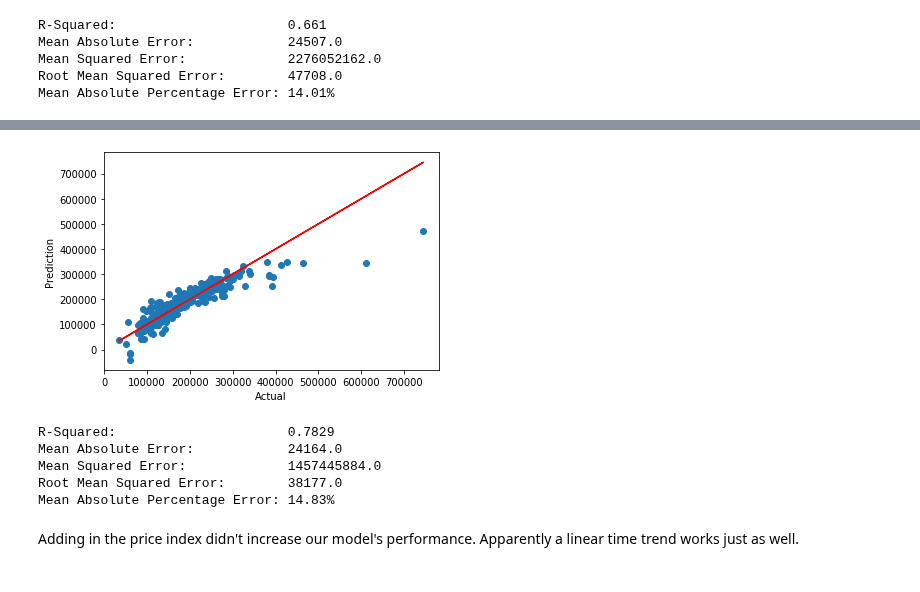
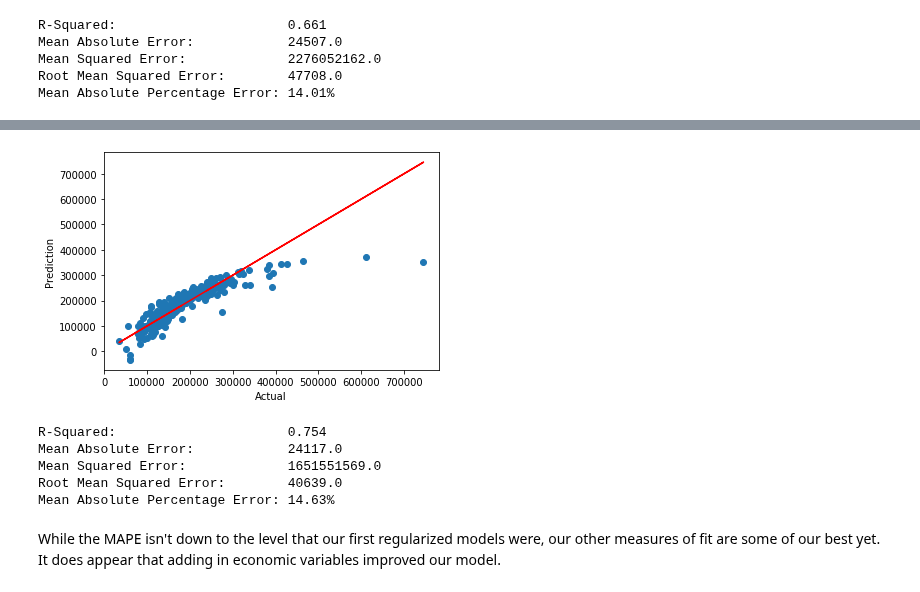
Before and after one commit to timcopelandoh/thinkful, a Jupyter notebook: Module 18 - Supervised Learning - Regression/18.8 - Regression Challenge.ipynb, the cells around one changed output, grey strips where cells are left out. Cells and saved outputs as stored; diff of their text form; code cells hidden in the pictures.

```diff
--- a/Module 18 - Supervised Learning - Regression/18.8 - Regression Challenge.ipynb
+++ b/Module 18 - Supervised Learning - Regression/18.8 - Regression Challenge.ipynb
@@ -231,20 +268,28 @@ Mean Absolute Percentage Error: 13.54%
-# %%
-X_train_4 = X_train[['grlivarea', 'totalbsmtsf', 'fullbath', 'halfbath', 'overallqual', 'overallcond', 'yearbuilt', 'garagearea', 'CSUSHPINSA']]
-X_train_4 = sm.add_constant(X_train_4)
-
-results = sm.OLS(y_train, X_train_4).fit()
-
-X_test_4 = X_test[['grlivarea', 'totalbsmtsf', 'fullbath', 'halfbath', 'overallqual', 'overallcond', 'yearbuilt', 'garagearea', 'CSUSHPINSA']]
-X_test_4 = sm.add_constant(X_test_4)
-y_pred_4 = results.predict(X_test_4)
-
-display_results(y_test, y_pred_4)
-# %% [output]
-[figure, removed]
-R-Squared:                      0.7829
-Mean Absolute Error:            24164.0
-Mean Squared Error:             1457445884.0
-Root Mean Squared Error:        38177.0
-Mean Absolute Percentage Error: 14.83%
-# %% [markdown]
-Adding in the price index didn't increase our model's performance. Apparently a linear time trend works just as well.
+# %%
+interest = pd.read_csv('MORTGAGE30US.csv')
+interest['DATE'][0]
+
+interest['DATE'] = interest['DATE'].apply(lambda x: datetime.datetime.strptime(x, '%Y-%m-%d'))
+interest['year'] = interest['DATE'].apply(lambda x: x.year)
+interest['month'] = interest['DATE'].apply(lambda x: x.month)
+
+X_train_3 = pd.merge(X_train_3, interest, left_on=['mosold','yrsold'], right_on=['month','year'], how='left')
+X_test_3 = pd.merge(X_test_3, interest, left_on=['mosold','yrsold'], right_on=['month','year'], how='left')
+
+X_train_3 = X_train_3.drop(columns=['mssubclass', 'mosold', 'yrsold', 'DATE_x', 'year_x', 'month_x', 'DATE_y', 'year_y', 'month_y'])
+X_test_3 = X_test_3.drop(columns=['mssubclass', 'mosold', 'yrsold', 'DATE_x', 'year_x', 'month_x', 'DATE_y', 'year_y', 'month_y'])
+# %%
+elastic = ElasticNetCV(alphas=alphas)
+elastic = elastic.fit(X_train_3, y_train)
+y_pred_7 = elastic.predict(X_test_3)
+
+display_results(y_test, y_pred_7)
+# %% [output]
+[figure, added]
+R-Squared:                      0.754
+Mean Absolute Error:            24117.0
+Mean Squared Error:             1651551569.0
+Root Mean Squared Error:        40639.0
+Mean Absolute Percentage Error: 14.63%
+# %% [markdown]
+While the MAPE isn't down to the level that our first regularized models were, our other measures of fit are some of our best yet. It does appear that adding in economic variables improved our model.
```
Also changed, not shown: parts of 12 cells of this notebook, 2 other files.
